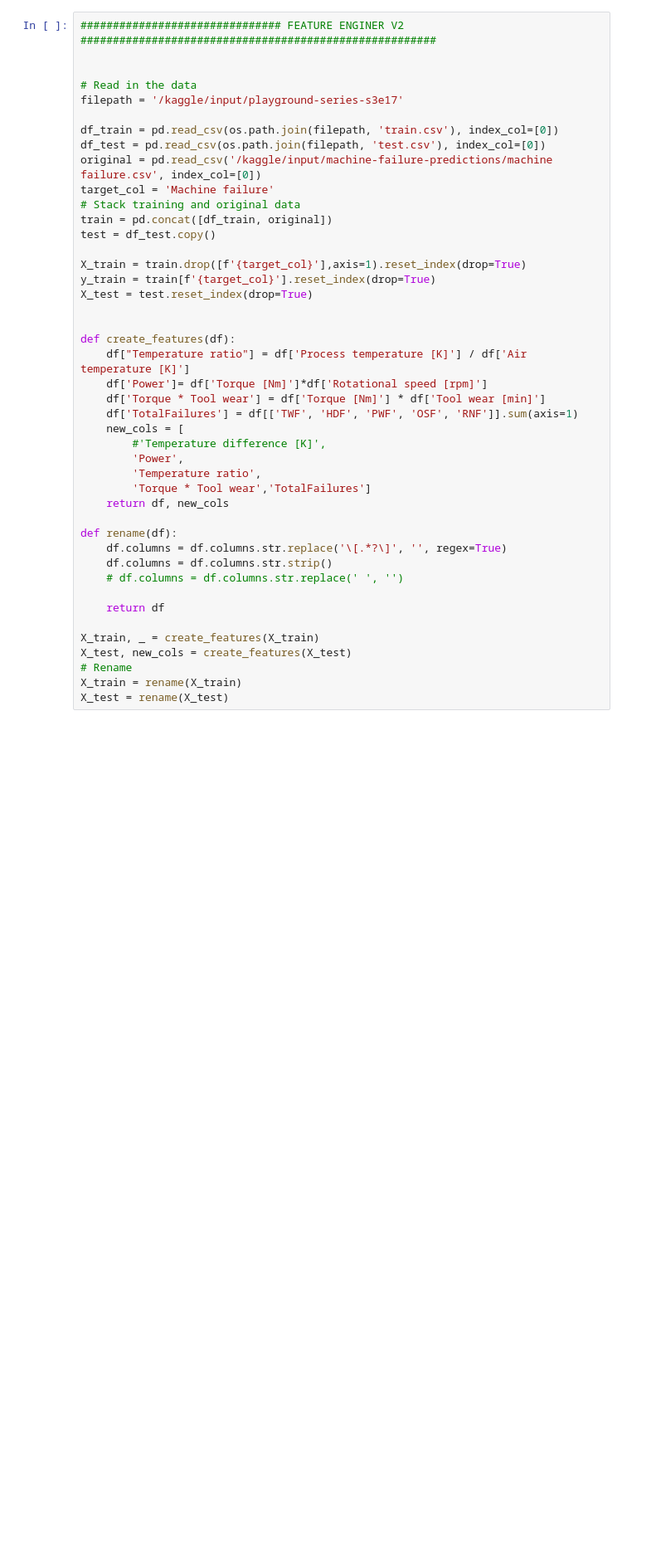
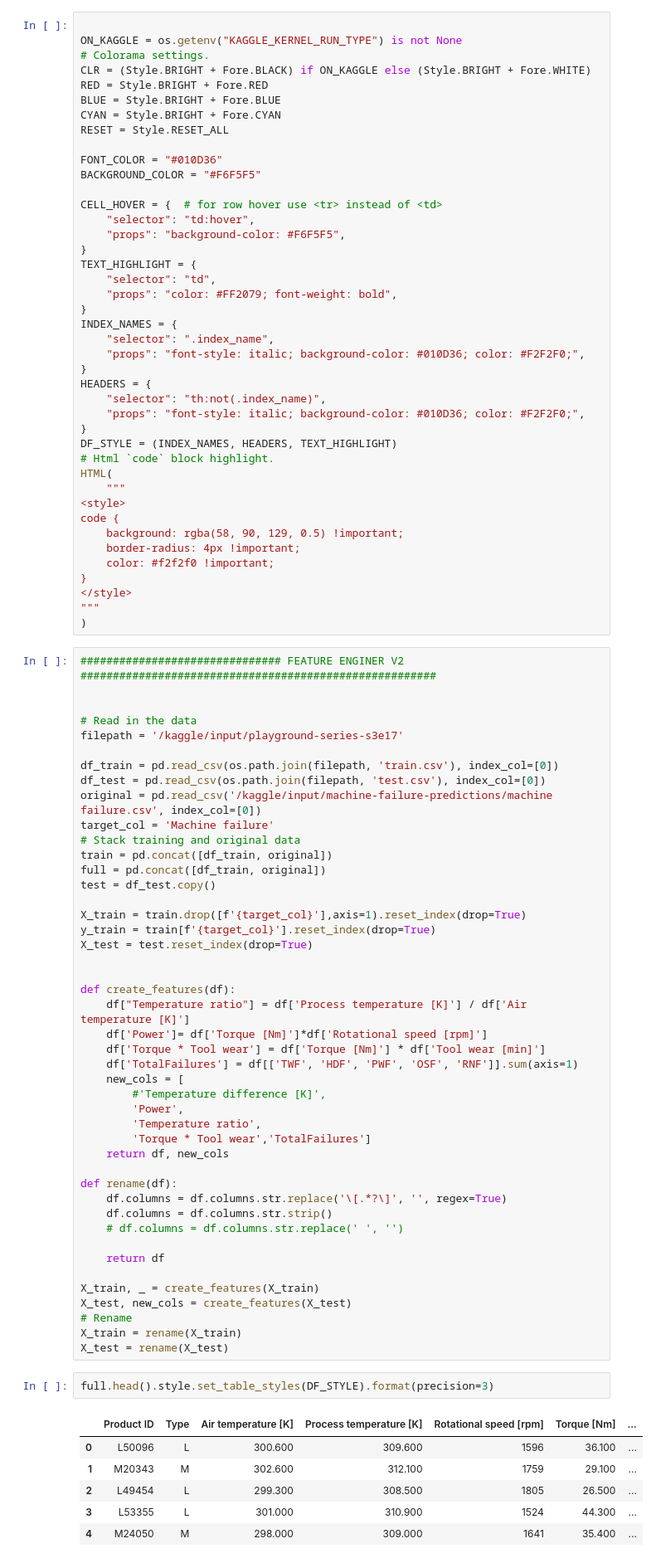
Before and after one commit to rafafariii/projects, a Jupyter notebook: aws-autogluon-models-ps-s3-e17-lb-0-97882.ipynb, the cells around one changed output. Shown: that part at 83% size. Drawn from its saved outputs; the diff is of its cells as text; blank space fills up the shorter version.

```diff
--- a/aws-autogluon-models-ps-s3-e17-lb-0-97882.ipynb
+++ b/aws-autogluon-models-ps-s3-e17-lb-0-97882.ipynb
@@ -40,4 +64,46 @@ Successfully installed autogluon.common-0.8.0 autogluon.core-0.8.0 autogluon.fea
 WARNING: Running pip as the 'root' user can result in broken permissions and conflicting behaviour with the system package manager. It is recommended to use a virtual environment instead: https://pip. ...
+# %%
+
+ON_KAGGLE = os.getenv("KAGGLE_KERNEL_RUN_TYPE") is not None
+# Colorama settings.
+CLR = (Style.BRIGHT + Fore.BLACK) if ON_KAGGLE else (Style.BRIGHT + Fore.WHITE)
+RED = Style.BRIGHT + Fore.RED
+BLUE = Style.BRIGHT + Fore.BLUE
+CYAN = Style.BRIGHT + Fore.CYAN
+RESET = Style.RESET_ALL
+
+FONT_COLOR = "#010D36"
+BACKGROUND_COLOR = "#F6F5F5"
+
+CELL_HOVER = {  # for row hover use <tr> instead of <td>
+    "selector": "td:hover",
+    "props": "background-color: #F6F5F5",
+}
+TEXT_HIGHLIGHT = {
+    "selector": "td",
+    "props": "color: #FF2079; font-weight: bold",
+}
+INDEX_NAMES = {
+    "selector": ".index_name",
+    "props": "font-style: italic; background-color: #010D36; color: #F2F2F0;",
+}
+HEADERS = {
+    "selector": "th:not(.index_name)",
+    "props": "font-style: italic; background-color: #010D36; color: #F2F2F0;",
+}
+DF_STYLE = (INDEX_NAMES, HEADERS, TEXT_HIGHLIGHT)
+# Html `code` block highlight.
+HTML(
+    """
+<style>
+code {
+    background: rgba(58, 90, 129, 0.5) !important;
+    border-radius: 4px !important;
+    color: #f2f2f0 !important;
+}
+</style>
+"""
+)
 # %%
 ############################### FEATURE ENGINER V2 #######################################################
 
@@ -51,6 +117,7 @@ original = pd.read_csv('/kaggle/input/machine-failure-predictions/machine failur
 target_col = 'Machine failure'
 # Stack training and original data
 train = pd.concat([df_train, original])
+full = pd.concat([df_train, original])
 test = df_test.copy()
 
 X_train = train.drop([f'{target_col}'],axis=1).reset_index(drop=True)
@@ -82,3 +149,12 @@ X_test, new_cols = create_features(X_test)
 # Rename
 X_train = rename(X_train)
 X_test = rename(X_test)
+# %%
+full.head().style.set_table_styles(DF_STYLE).format(precision=3)
+# %% [output]
+|  | Product ID | Type | Air temperature [K] | Process temperature [K] | Rotational speed [rpm] | Torque [Nm] | ... |
+| 0 | L50096 | L | 300.600 | 309.600 | 1596 | 36.100 | ... |
+| 1 | M20343 | M | 302.600 | 312.100 | 1759 | 29.100 | ... |
+| 2 | L49454 | L | 299.300 | 308.500 | 1805 | 26.500 | ... |
+| 3 | L53355 | L | 301.000 | 310.900 | 1524 | 44.300 | ... |
+| 4 | M24050 | M | 298.000 | 309.000 | 1641 | 35.400 | ... |
```
Also changed, not shown: parts of 11 cells of this notebook.
